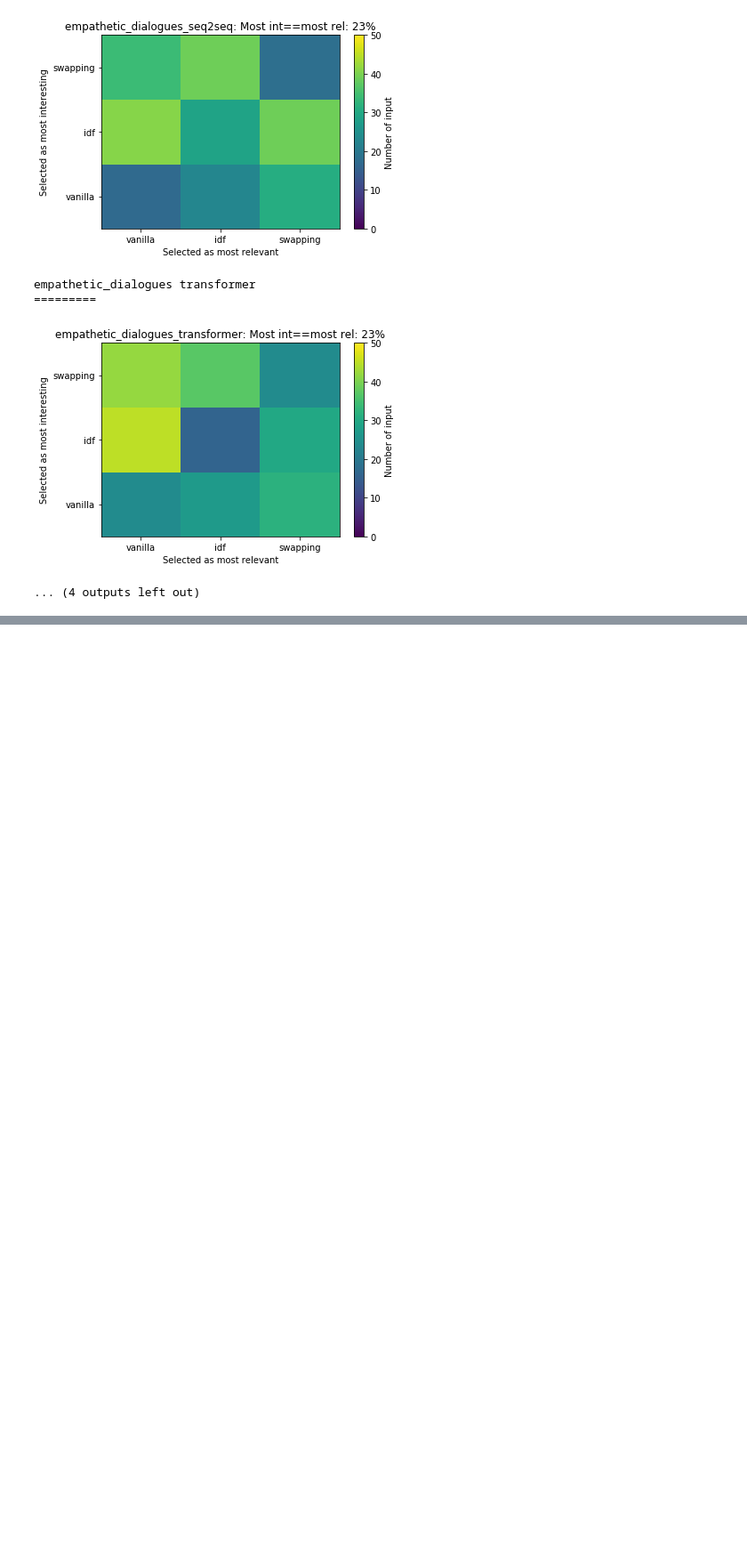
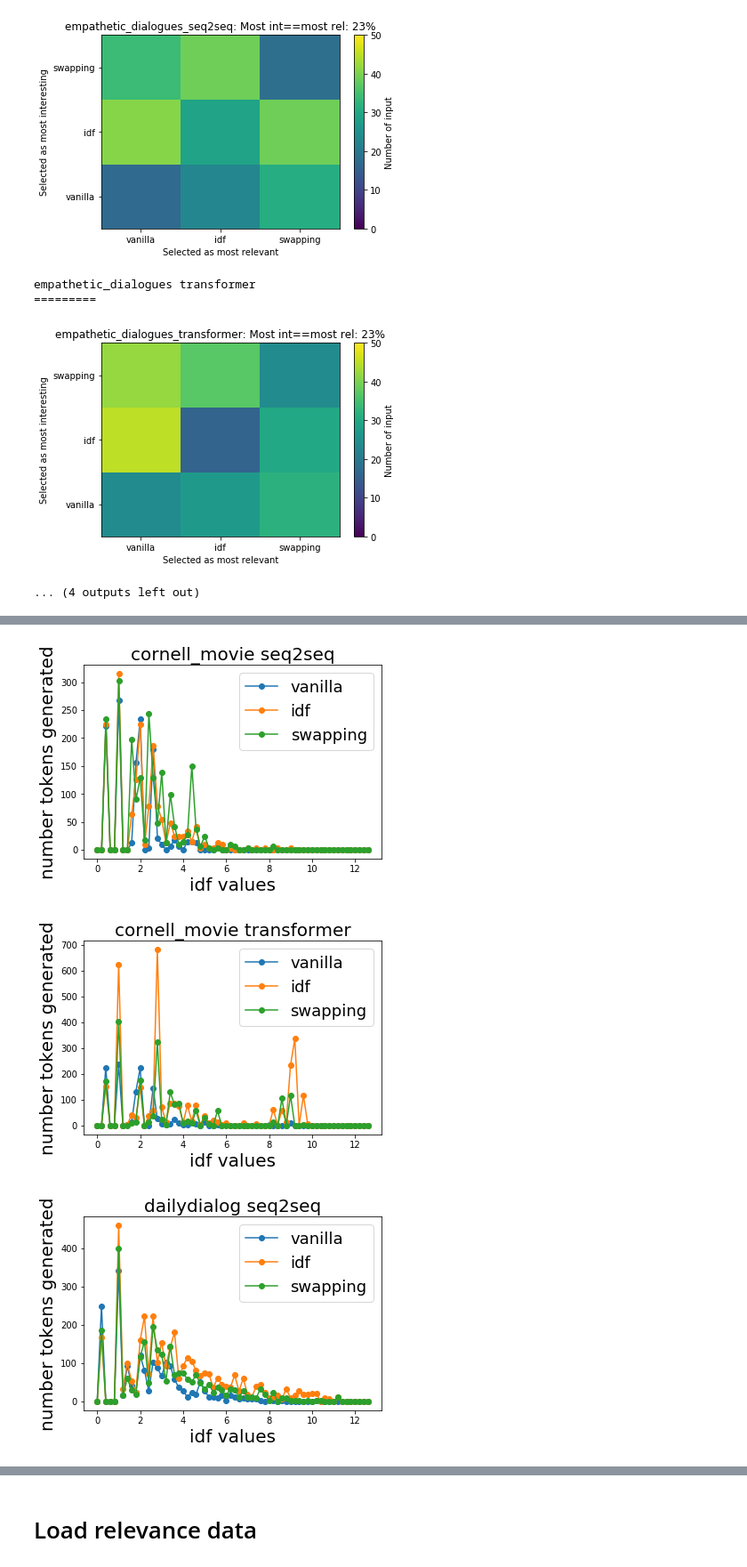
Before and after one commit to odemasi/ParlAI, a Jupyter notebook: evaluation/Explore_turk_results_v2.ipynb, the cells around one changed output, grey strips where cells are left out. Shown at 89% size. Saved outputs shown, nothing was run; the diff lists cells and outputs as text; code cells hidden in the pictures; blank space fills up the shorter version.

Commit message:
added plots of distributions of generated idf and percent of times most rel==best. Also started analysis of elimnation HIT, i.e., just asking relevance and well-formed score.

```diff
--- a/evaluation/Explore_turk_results_v2.ipynb
+++ b/evaluation/Explore_turk_results_v2.ipynb
@@ -565,0 +537,31 @@ Name: most_rel, dtype: object
+# %%
+print('Percent inputs where most relevant response also chosen as best')
+print('(not grouped by example, but "none relevant" removed)')
+
+for (dataset, model), setting_df in choice_df.groupby(['dataset', 'model']):
+
+    some_rel = (~setting_df['none_rel'])
+    df = setting_df[some_rel]
+
+
+    print('=========')
+    print(dataset, model)
+
+    data_model_key = '%s_%s' % (dataset, model)
+
+    cor_mat = np.zeros((1, len(method_order)))
+    for ind in df.index:
+        most_rel_method = df.loc[ind, 'most_rel']
+        j = method_order.index(most_rel_method)
+        cor_mat[0, j] += df.loc[ind, most_rel_method] == 1 # ranked best overall.
+
+    print('\t\t %.2f' %(100.0*np.sum(cor_mat)/df.shape[0],))
+#     plt.pcolor(cor_mat/df.shape[0], vmin=0, vmax=50)
+#     plt.xticks(.5 + np.arange(len(method_order)), method_order)
+# #     plt.yticks(.5 + np.arange(len(method_order)), method_order)
+#     plt.xlabel('Selected as most relevant')
+# #     plt.ylabel('Selected as most interesting')
+#     plt.colorbar(label='Percent most relevant and mos i')
+#     ind = np.arange(len(method_order))
+#     plt.title('%s: Most int==most rel: %d%%' % (data_model_key, 100.0*np.sum(cross_mat[ind,ind])/np.sum(cross_mat)))
+#     plt.show()
@@ -613,0 +697,15 @@ empathetic_dialogues transformer
+# %%
+for task in tasks:
+    for model in choice_df['model'].unique():
+        for m, method in enumerate(method_order):
+            plt.plot(bin_edges[:-1], generated_idf_dist[task][model][m,:], '-o', label=method)
+
+        plt.title('%s %s' % (task, model), fontsize=20)
+        plt.ylabel('number tokens generated', fontsize=20)
+        plt.legend(fontsize=18)
+        plt.xlabel('idf values', fontsize=20)
+        plt.show()
+# %% [output]
+[figure, added]
+[figure, added]
+[figure, added]
@@ -613,0 +717,2 @@ empathetic_dialogues transformer
+# %% [markdown]
+# Load relevance data
```
Also changed, not shown: parts of 19 cells of this notebook.
